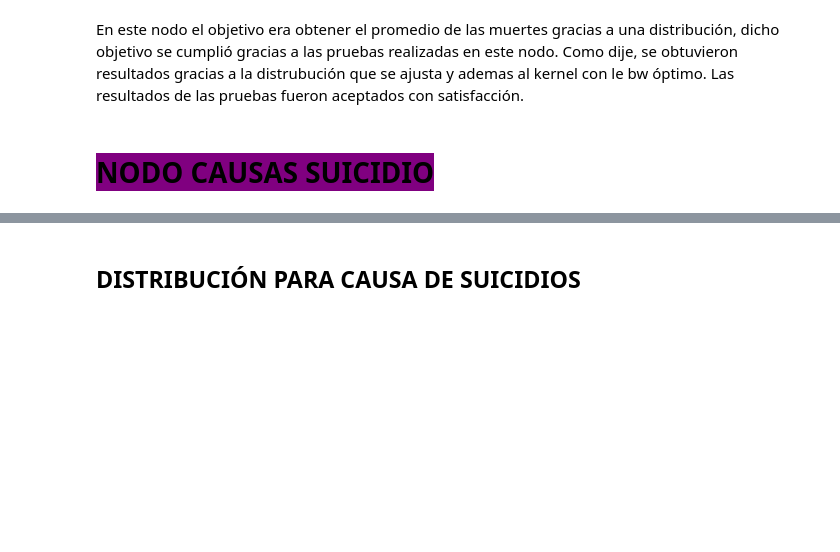
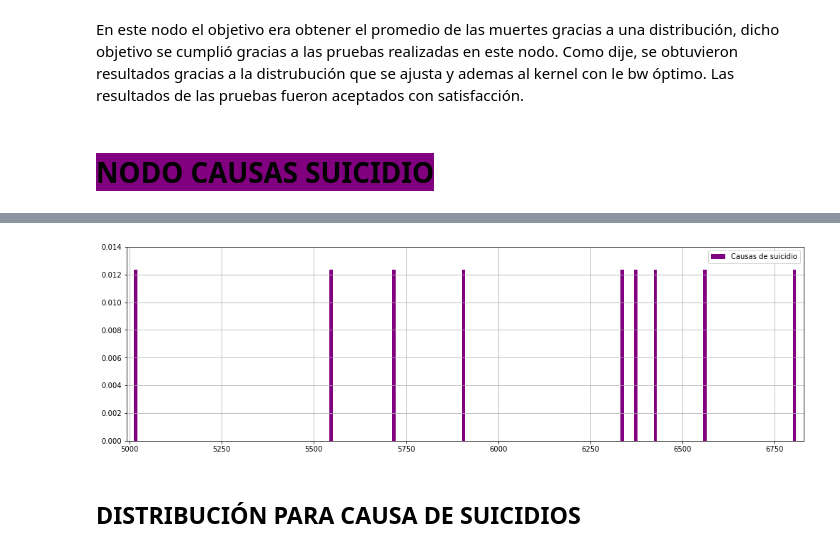
Before and after one commit to BetsyTorres/Proyecto_TorresBetsy_AntonKarla, a Jupyter notebook: PROYECTO_FINAL_SPF_2020.ipynb, the cells around one changed output, grey strips where cells are left out. Saved outputs shown, nothing was run; the diff lists cells and outputs as text; code cells hidden in the pictures; blank space fills up the shorter version.

```diff
--- a/PROYECTO_FINAL_SPF_2020.ipynb
+++ b/PROYECTO_FINAL_SPF_2020.ipynb
@@ -574,20 +582,22 @@ causas
 # %%
 # cause = pd.DataFrame({'causas de suicidio': (causas['2010'].append(causas["2011"]).append(causas["2012"]).append(causas["2013"]).append\
 #                                               (causas["2014"]).append(causas["2015"]).append(causas["2016"]).append(causas["2017"]))})
 cause = pd.DataFrame({'causas de suicidio': (causas.iloc[0,:-1])})
 
 
 list_acc_c=list(causas.iloc[0,:-1])
 xcausas = list(filter(lambda num: num != 0, list_acc_c))
 
 bins=200
-plt.figure(figsize=(16,8))
+plt.figure(figsize=(17,5))
 plt.hist(xcausas, bins, density= True, label= "Causas de suicidio", color='purple')
-plt.ylim(0,.02)
+plt.ylim(0,.014)
 plt.xlim((min(list_acc_c)-20,max(list_acc_c)+20))
 plt.legend(loc="best")
 plt.grid()
 plt.show()
+# %% [output]
+[figure, added]
 # %% [markdown]
 ## DISTRIBUCIÓN PARA CAUSA DE SUICIDIOS
 # %%
```
Also changed, not shown: parts of 18 cells of this notebook.
